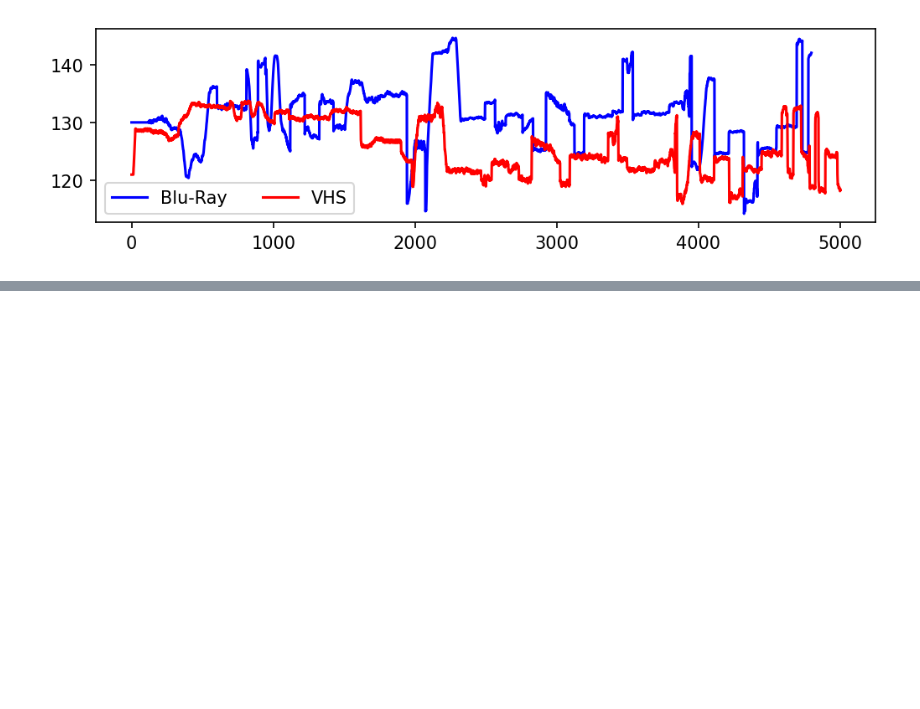
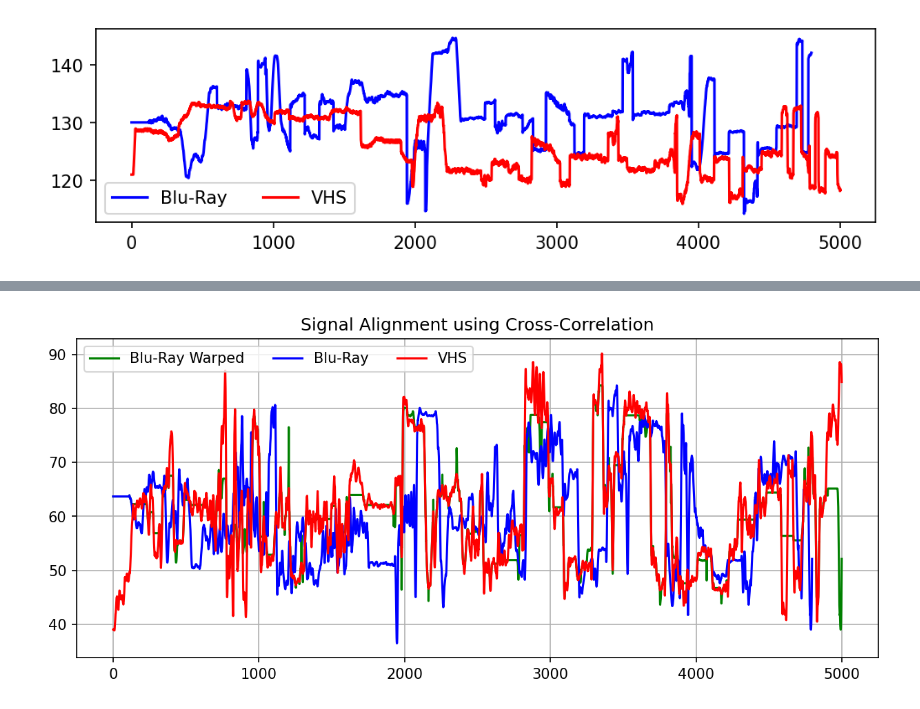
Before and after one commit to GeneralWatt/heidi-language-sync, a Jupyter notebook: Heidi.ipynb, the cells around one changed output, grey strips where cells are left out. Cells and saved outputs as stored; diff of their text form; code cells hidden in the pictures; blank space fills up the shorter version.

```diff
--- a/Heidi.ipynb
+++ b/Heidi.ipynb
@@ -222,0 +287,30 @@ plt.legend(ncol=2)
+# %%
+#Using mpi as a test
+# br_sig = min_max_normalize(convert_2_1D_signal_mpi(br_frames),axis=0)
+# vhs_sig = min_max_normalize(convert_2_1D_signal_mpi(vhs_frames),axis=0)
+
+br_sig_smooth = savgol_filter(br_sig, window_length=20, polyorder=3)
+vhs_sig_smooth = savgol_filter(vhs_sig, window_length=20, polyorder=3)
+
+distance, path = fastdtw(vhs_sig_smooth, br_sig_smooth, dist=lambda a, b: abs(a - b)) #Manhattand Distance
+# distance, path = fastdtw(vhs_sig, br_sig, dist=lambda a, b: (a - b)**2) #Squared Euclidian distance
+
+
+mapping = defaultdict(list)
+for i, j in path:
+    mapping[i].append(br_sig_smooth[j])
+
+# Create warped y by averaging y values mapped to each x index
+br_warped = np.array([np.mean(mapping[i]) if i in mapping else np.nan for i in range(len(vhs_sig_smooth))])
+
+# Plot signals
+plt.figure(figsize=(10,4))
+plt.plot(br_warped,color='g',label="Blu-Ray Warped")
+plt.plot(br_sig_smooth,color='b',label="Blu-Ray")
+plt.plot(vhs_sig_smooth,color='r',label="VHS")
+plt.legend(ncol=3)
+plt.title('Signal Alignment using Cross-Correlation')
+plt.grid(True)
+plt.show()
+# %% [output]
+[figure, added]
```
Also changed, not shown: parts of 12 cells of this notebook.
